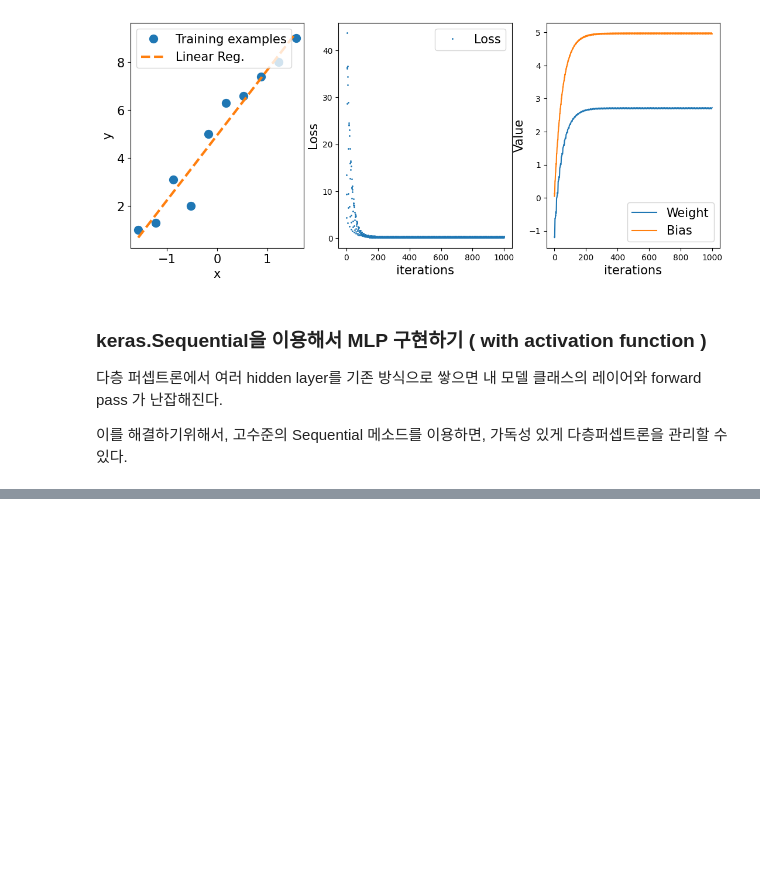
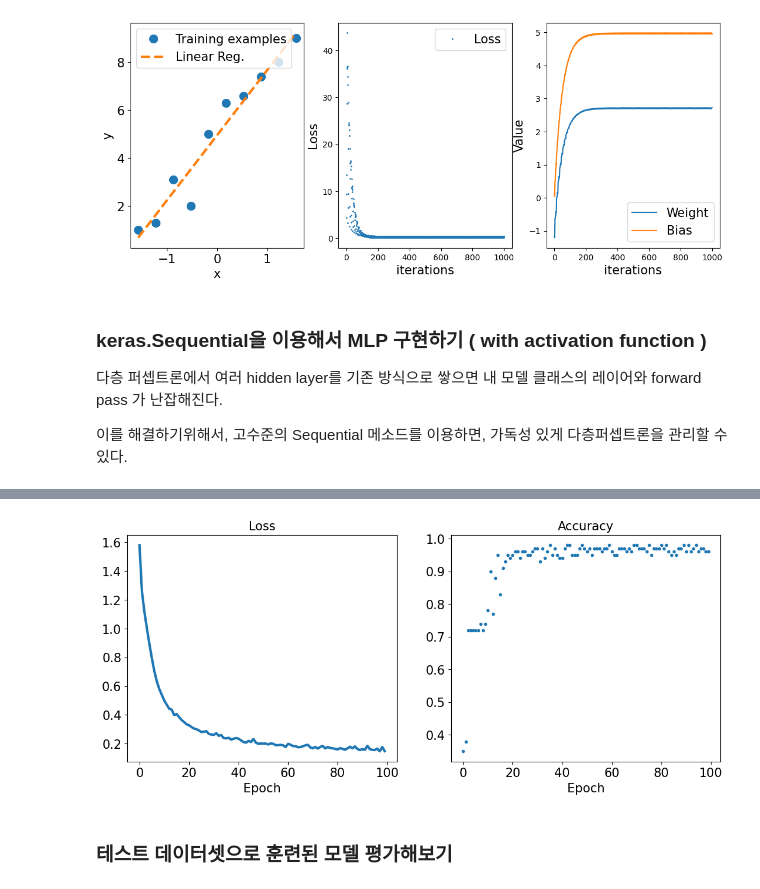
Before and after one commit to AustinMichaelKim/ml_prac, a Jupyter notebook: 5_Tensorflow/KerasAPI_highlevel.ipynb, the cells around one changed output, grey strips where cells are left out. Drawn from its saved outputs; the diff is of its cells as text; code cells hidden in the pictures; blank space fills up the shorter version.

```diff
--- a/5_Tensorflow/KerasAPI_highlevel.ipynb
+++ b/5_Tensorflow/KerasAPI_highlevel.ipynb
@@ -178,0 +192,23 @@ To enable the following instructions: AVX2 FMA, in other operations, rebuild Ten
+# %%
+# 데이터셋 분할
+tf.random.set_seed(1)
+
+# iris 데이터는 딕셔너리로 이루어져 있고, 'train' 키만 존재한다.
+# iris['train'] , 'features'와 'label' 키를 가지고 있다.
+# ds_orig 는 데이터셋으로, take() 메소드를 통해서만 데이터를 추출할 수 있다.
+ds_orig = iris['train']
+
+# 데이터셋 섞기
+# reshuffle_each_iteration=False : 데이터셋을 한번 섞고, 그 이후 반복에서는 데이터셋을 섞지 않는다.
+# 즉, 위 파라미터가 True이면, 반복문을 사용해서 ds_orig를 여러번 사용할 때마다 데이터셋이 섞인다.
+ds_orig = ds_orig.shuffle(150, reshuffle_each_iteration=False)
+
+# 데이터 추출, 훈련데이터셋과 테스트 데이터셋으로 나누기
+ds_train_orig = ds_orig.take(100) # 처음 100개의 데이터셋을 훈련 데이터셋으로 사용
+ds_test = ds_orig.skip(100) # 처음 100개를 건너뛰고 나머지 데이터셋(50개)을 테스트 데이터셋으로 사용
+
+# 데이터셋 데이터타입 변경 ( 딕셔너리 -> 튜플 )
+# map() 메소드는 함수를 가져와서, 그 함수로 주어진 데이터셋의 요소를 변환한다.
+# 여기서는, 딕셔너리 구조를 튜플 구조로 바꿔준다.
+ds_train_orig = ds_train_orig.map(lambda x: (x['features'], x['label']))
+ds_test = ds_test.map(lambda x: (x['features'], x['label']))
@@ -178,0 +300,25 @@ To enable the following instructions: AVX2 FMA, in other operations, rebuild Ten
+# %%
+# 훈련 결과 출력
+# history 객체에는 손실함수 값과 정확도 값이 저장되어 있다.
+hist = history.history
+
+# 시각화
+import matplotlib.pyplot as plt
+fig = plt.figure(figsize=(13, 5))
+ax = fig.add_subplot(1, 2, 1)
+ax.plot(hist['loss'], lw=3)
+ax.set_title('Loss', size=15)
+ax.set_xlabel('Epoch', size=15)
+ax.tick_params(axis='both', which='major', labelsize=15)
+
+ax = fig.add_subplot(1, 2, 2)
+ax.plot(hist['accuracy'], 'o', markersize=3)
+ax.set_title('Accuracy', size=15)
+ax.set_xlabel('Epoch', size=15)
+ax.tick_params(axis='both', which='major', labelsize=15)
+
+plt.show()
+# %% [output]
+[figure, added]
+# %% [markdown]
+### 테스트 데이터셋으로 훈련된 모델 평가해보기
```
Also changed, not shown: parts of 4 cells of this notebook.
